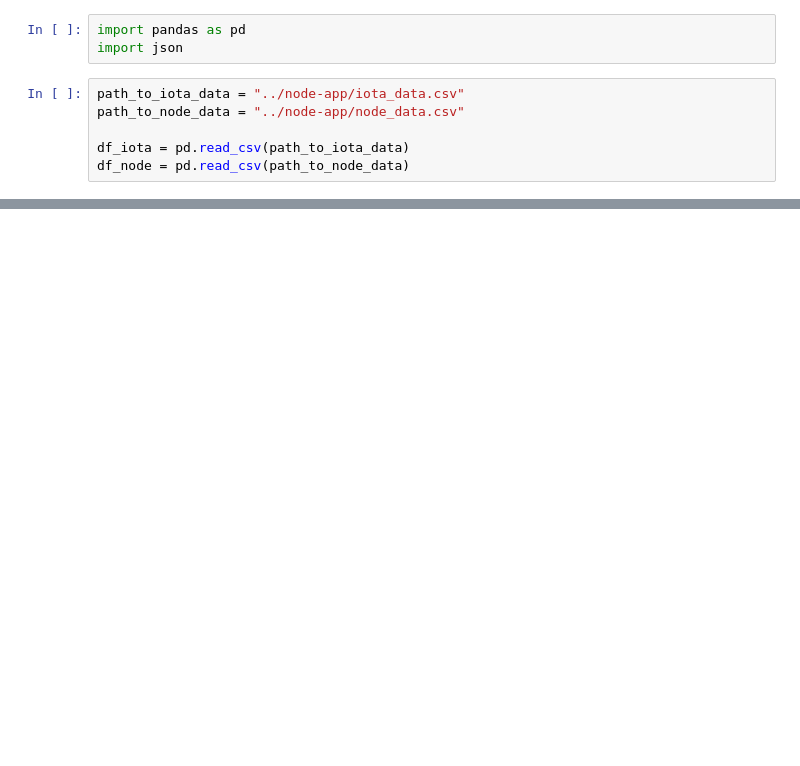
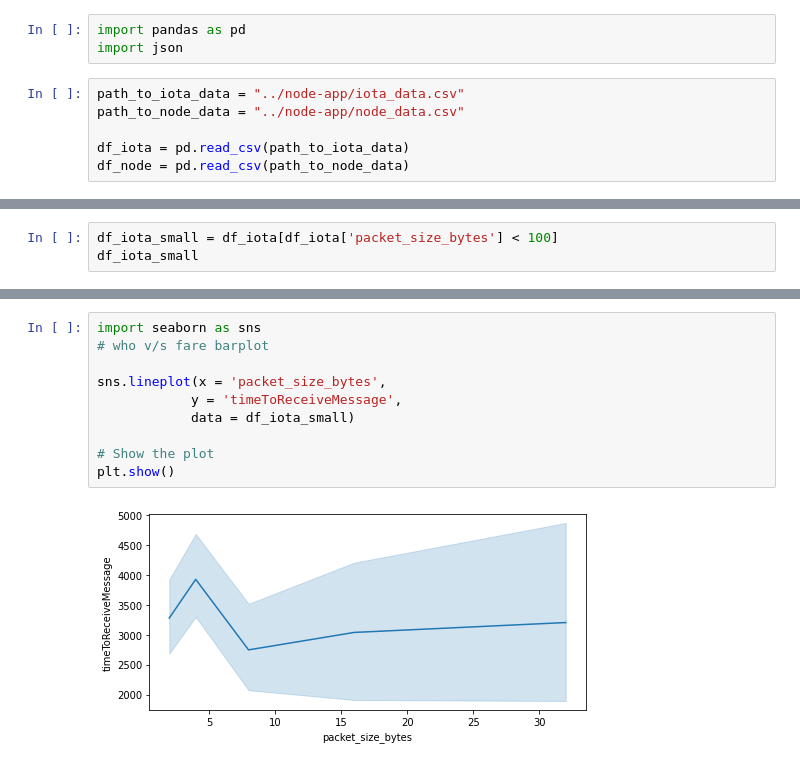
Before and after one commit to jameseoconnor/meng-project-iota-saev, a Jupyter notebook: analysis/Untitled1.ipynb, the cells around one changed output, grey strips where cells are left out. Saved outputs shown, nothing was run; the diff lists cells and outputs as text; blank space fills up the shorter version.

```diff
--- a/analysis/Untitled1.ipynb
+++ b/analysis/Untitled1.ipynb
@@ -45,0 +38,3 @@ df_node
+# %%
+df_iota_small = df_iota[df_iota['packet_size_bytes'] < 100]
+df_iota_small
@@ -45,0 +55,12 @@ df_node
+# %%
+import seaborn as sns
+# who v/s fare barplot
+
+sns.lineplot(x = 'packet_size_bytes',
+            y = 'timeToReceiveMessage',
+            data = df_iota_small)
+
+# Show the plot
+plt.show()
+# %% [output]
+[figure, added]
```
Also changed, not shown: parts of 8 cells of this notebook, 31 other files.
